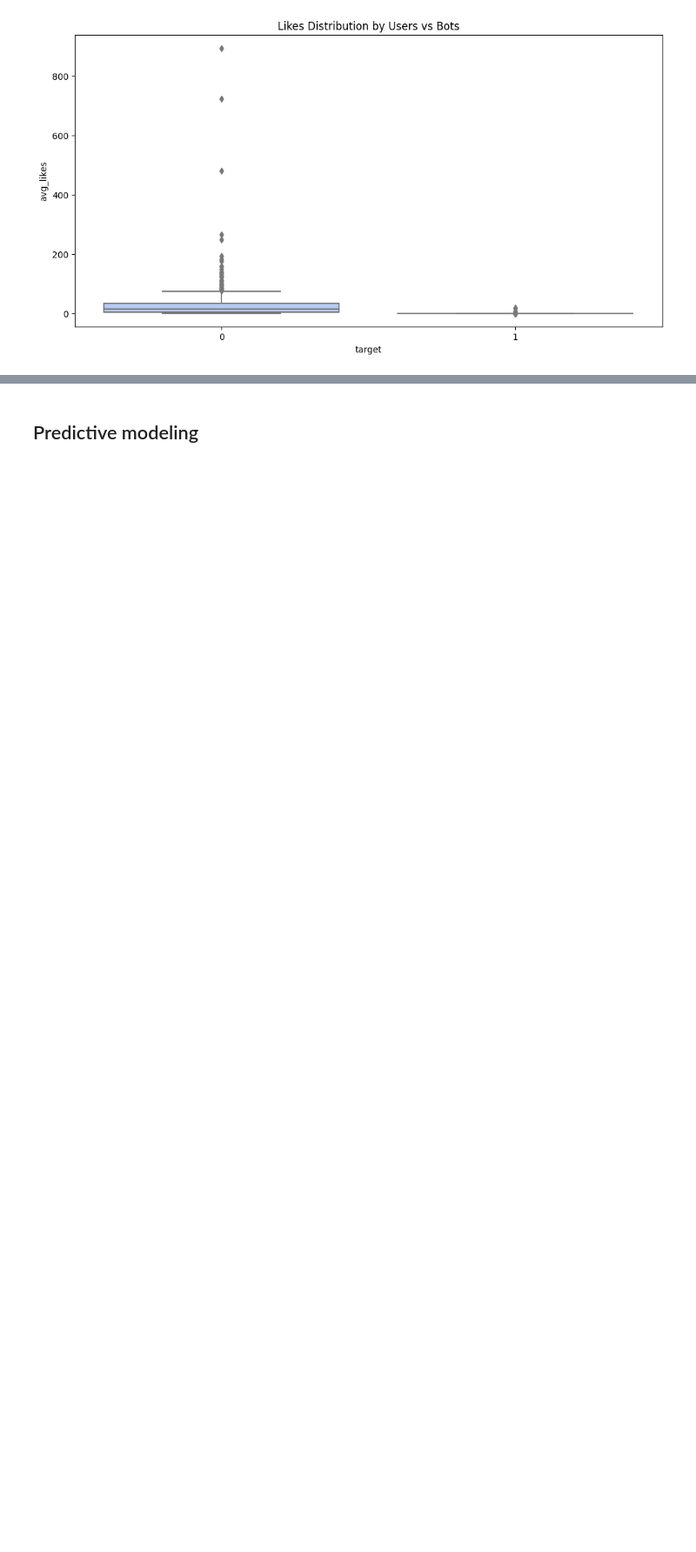
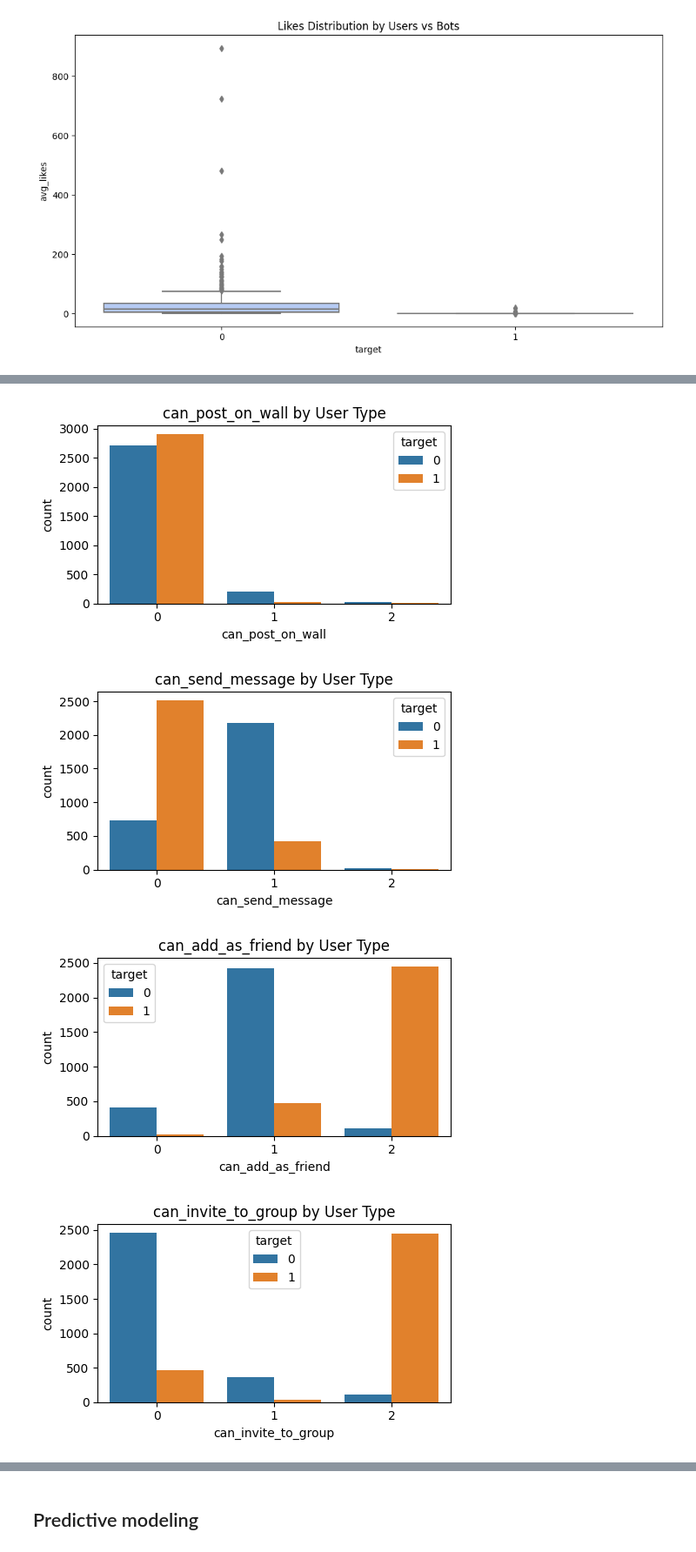
Before and after one commit to lalitssonawane/ineuron-internship, a Jupyter notebook: user-vs-bot-classification-ml-96-60.ipynb, the cells around one changed output, grey strips where cells are left out. Shown at 87% size. Cells and saved outputs as stored; diff of their text form; code cells hidden in the pictures; blank space fills up the shorter version.

```diff
--- a/user-vs-bot-classification-ml-96-60.ipynb
+++ b/user-vs-bot-classification-ml-96-60.ipynb
@@ -200,0 +234,17 @@ plt.show()
+# %%
+settings_cols = [
+    'can_post_on_wall', 'can_send_message', 'can_add_as_friend',
+    'can_invite_to_group', 'access_to_closed_profile'
+]
+
+for col in settings_cols:
+    plt.figure(figsize=(5, 3))
+    sns.countplot(data=df, x=col, hue='target')
+    plt.title(f"{col} by User Type")
+    plt.tight_layout()
+    plt.show()
+# %% [output]
+[figure, added]
+[figure, added]
+[figure, added]
+[figure, added]
```
Also changed, not shown: parts of 10 cells of this notebook.
